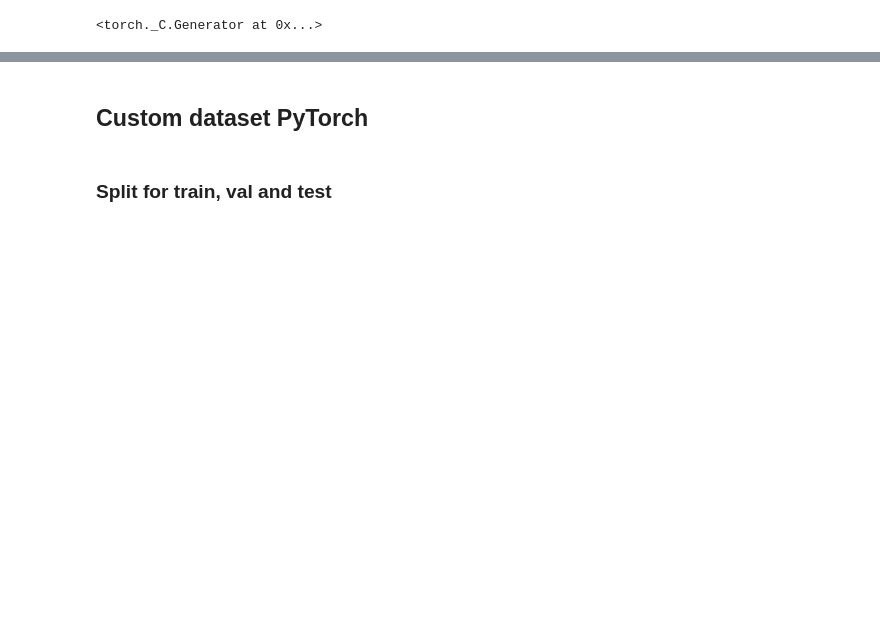
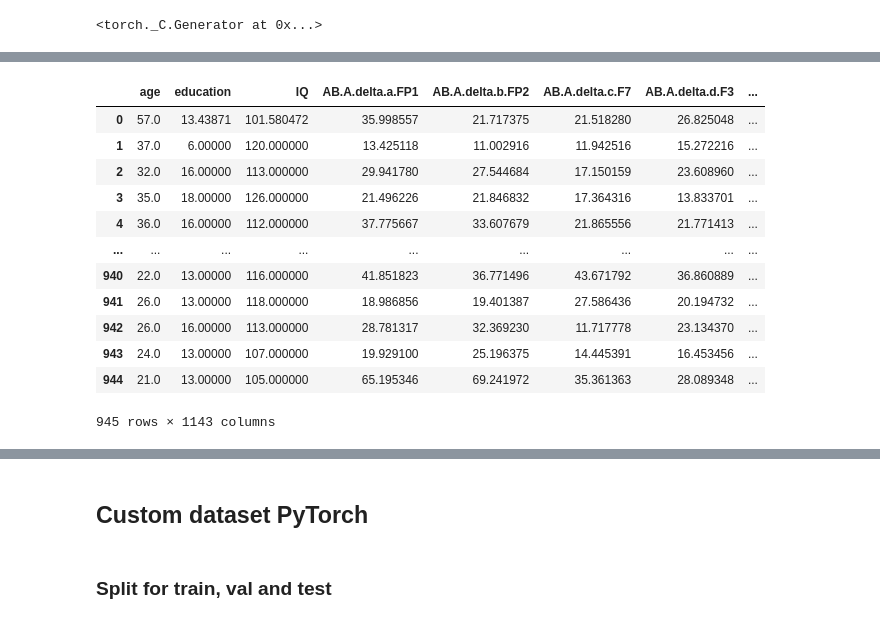
Before and after one commit to matt-balda/.tcc.eeg-signals-neuropsychiatric, a Jupyter notebook: src/models/model_ann_classifier.ipynb, the cells around one changed output, grey strips where cells are left out. Drawn from its saved outputs; the diff is of its cells as text; code cells hidden in the pictures; blank space fills up the shorter version.

```diff
--- a/src/models/model_ann_classifier.ipynb
+++ b/src/models/model_ann_classifier.ipynb
@@ -429,0 +269,8 @@ pd.DataFrame(y_all_features_resampled)
+# %%
+X = df.iloc[:,8:]
+target_main = df['main.disorder']
+target_specific = df['specific.disorder']
+quantitative_features = df.loc[:, ['age', 'education', 'IQ']]
+sex = df['sex']
+
+X.shape, target_main.shape, target_specific.shape, quantitative_features.shape, sex.shape
@@ -429,0 +306,17 @@ pd.DataFrame(y_all_features_resampled)
+# %%
+X_concated = pd.concat([quantitative_features, X], axis=1)
+X_concated
+# %% [output]
+|  | age | education | IQ | AB.A.delta.a.FP1 | AB.A.delta.b.FP2 | AB.A.delta.c.F7 | AB.A.delta.d.F3 | ... |
+| 0 | 57.0 | 13.43871 | 101.580472 | 35.998557 | 21.717375 | 21.518280 | 26.825048 | ... |
+| 1 | 37.0 | 6.00000 | 120.000000 | 13.425118 | 11.002916 | 11.942516 | 15.272216 | ... |
+| 2 | 32.0 | 16.00000 | 113.000000 | 29.941780 | 27.544684 | 17.150159 | 23.608960 | ... |
+| 3 | 35.0 | 18.00000 | 126.000000 | 21.496226 | 21.846832 | 17.364316 | 13.833701 | ... |
+| 4 | 36.0 | 16.00000 | 112.000000 | 37.775667 | 33.607679 | 21.865556 | 21.771413 | ... |
+| ... | ... | ... | ... | ... | ... | ... | ... | ... |
+| 940 | 22.0 | 13.00000 | 116.000000 | 41.851823 | 36.771496 | 43.671792 | 36.860889 | ... |
+| 941 | 26.0 | 13.00000 | 118.000000 | 18.986856 | 19.401387 | 27.586436 | 20.194732 | ... |
+| 942 | 26.0 | 16.00000 | 113.000000 | 28.781317 | 32.369230 | 11.717778 | 23.134370 | ... |
+| 943 | 24.0 | 13.00000 | 107.000000 | 19.929100 | 25.196375 | 14.445391 | 16.453456 | ... |
+| 944 | 21.0 | 13.00000 | 105.000000 | 65.195346 | 69.241972 | 35.361363 | 28.089348 | ... |
+945 rows × 1143 columns
```
Also changed, not shown: parts of 109 cells of this notebook, 11 other files.
